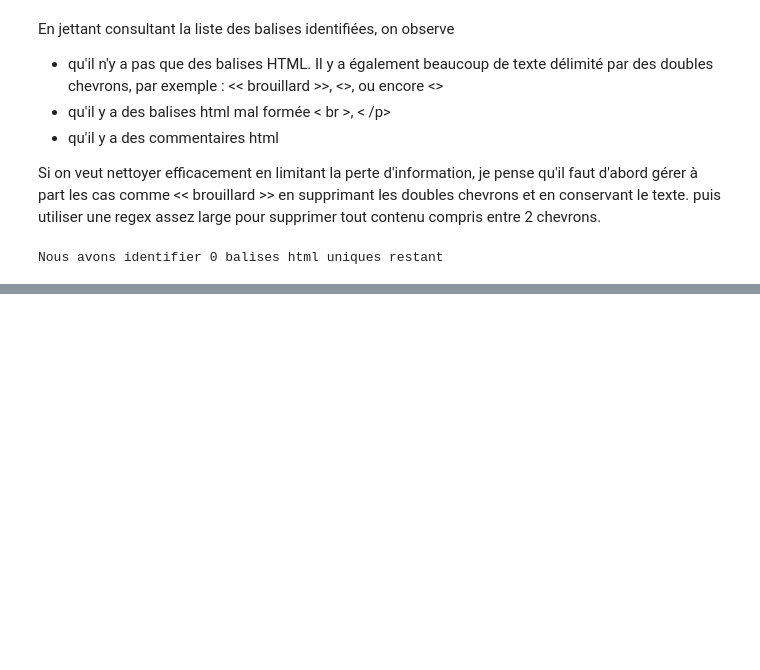
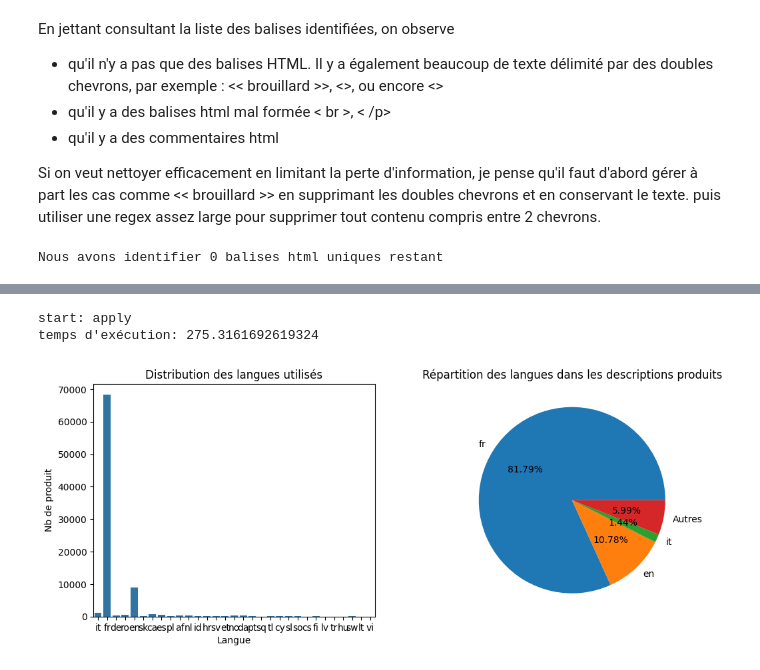
Before and after one commit to elkarimero/rakuten-challenge, a Jupyter notebook: notebooks/2.0-karim-text-data-cleanup.ipynb, the cells around one changed output, grey strips where cells are left out. Saved outputs shown, nothing was run; the diff lists cells and outputs as text; code cells hidden in the pictures; blank space fills up the shorter version.

```diff
--- a/notebooks/2.0-karim-text-data-cleanup.ipynb
+++ b/notebooks/2.0-karim-text-data-cleanup.ipynb
@@ -167,0 +178,19 @@ Y_train.loc[Y_train.index.isin(X_train.index)].to_csv("../data/interim/Y_train.c
+# %%
+from langdetect import detect, detect_langs
+import pandas as pd
+import time
+
+def identifier_langue(texte):
+  return detect(str(texte))
+
+# Détection des langues+
+print("start: apply")
+start = time.time()
+X_train["lang"] = X_train["text"].apply(identifier_langue)
+end = time.time()
+print("temps d'exécution:",end-start)
+
+X_train['nb_caracteres'] = X_train['text'].str.len()
+# %% [output]
+start: apply
+temps d'exécution: 275.3161692619324
@@ -167,0 +201,28 @@ Y_train.loc[Y_train.index.isin(X_train.index)].to_csv("../data/interim/Y_train.c
+# %%
+X = X_train["lang"]#[X_train["nb_caracteres"] > 50]["lang"]
+
+# répartition des effectifs par langue utilisé dans la description
+plt.figure(figsize=(12,10))
+plt.subplot(221)
+sns.countplot(x = X)
+plt.xlabel("Langue")
+plt.ylabel("Nb de produit")
+plt.title("Distribution des langues utilisés")
+
+plt.subplot(222)
+
+# On regroupe les langues trop peu présentes dans une même catégorie
+# pour conserver un affichage clair sur le graphe
+counts =X.value_counts()
+seuil = 0.01 * counts.sum()
+
+# Séparer les grandes valeurs des petites
+lang_counts = counts[counts >= seuil]
+lang_counts["Autres"] = counts[counts < seuil].sum()
+
+plt.pie(lang_counts, labels =lang_counts.index, autopct = lambda x: str(round(x, 2)) + '%',)
+plt.title("Répartition des langues dans les descriptions produits")
+
+plt.show()
+# %% [output]
+[figure, added]
```
Also changed, not shown: parts of 9 cells of this notebook.
